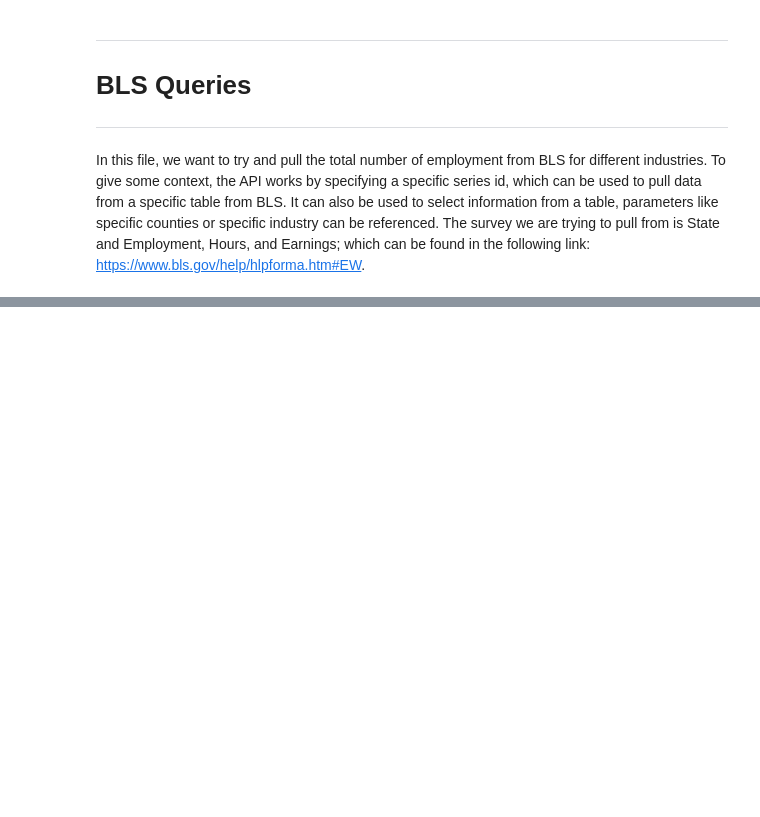
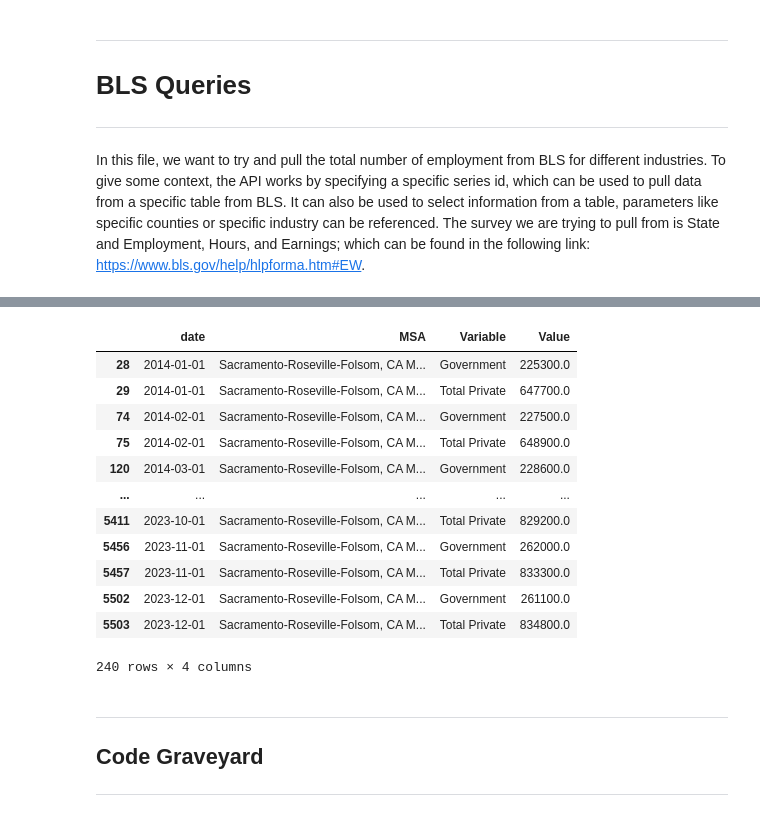
Before and after one commit to SACOG/Regional-Monitoring, a Jupyter notebook: Indicator_Gen/Python Code/BLS/BLS Queries.ipynb, the cells around one changed output, grey strips where cells are left out. Drawn from its saved outputs; the diff is of its cells as text; code cells hidden in the pictures; blank space fills up the shorter version.

```diff
--- a/Indicator_Gen/Python Code/BLS/BLS Queries.ipynb
+++ b/Indicator_Gen/Python Code/BLS/BLS Queries.ipynb
@@ -312,0 +346,20 @@ Code graveyard
+# %%
+# Checking to see if this matches our prior results,
+
+# For 2014-01-01, Sac Total Private should = 647700.0, Sac Gov = 225300.0
+
+display(df_melted.loc[df_melted['MSA'] == 'Sacramento-Roseville-Folsom, CA Metro Area'])
+# %% [output]
+|  | date | MSA | Variable | Value |
+| 28 | 2014-01-01 | Sacramento-Roseville-Folsom, CA M... | Government | 225300.0 |
+| 29 | 2014-01-01 | Sacramento-Roseville-Folsom, CA M... | Total Private | 647700.0 |
+| 74 | 2014-02-01 | Sacramento-Roseville-Folsom, CA M... | Government | 227500.0 |
+| 75 | 2014-02-01 | Sacramento-Roseville-Folsom, CA M... | Total Private | 648900.0 |
+| 120 | 2014-03-01 | Sacramento-Roseville-Folsom, CA M... | Government | 228600.0 |
+| ... | ... | ... | ... | ... |
+| 5411 | 2023-10-01 | Sacramento-Roseville-Folsom, CA M... | Total Private | 829200.0 |
+| 5456 | 2023-11-01 | Sacramento-Roseville-Folsom, CA M... | Government | 262000.0 |
+| 5457 | 2023-11-01 | Sacramento-Roseville-Folsom, CA M... | Total Private | 833300.0 |
+| 5502 | 2023-12-01 | Sacramento-Roseville-Folsom, CA M... | Government | 261100.0 |
+| 5503 | 2023-12-01 | Sacramento-Roseville-Folsom, CA M... | Total Private | 834800.0 |
+240 rows × 4 columns
@@ -313,3 +371,10 @@ Code graveyard
+# %% [markdown]
+***
+
+## **Code Graveyard**
+
+
+***
 # %%
 # # Series stored as a dictionary (unemployment rate by ethnicity)
 # series_dict = {
```
Also changed, not shown: parts of 36 cells of this notebook, 2 other files.
